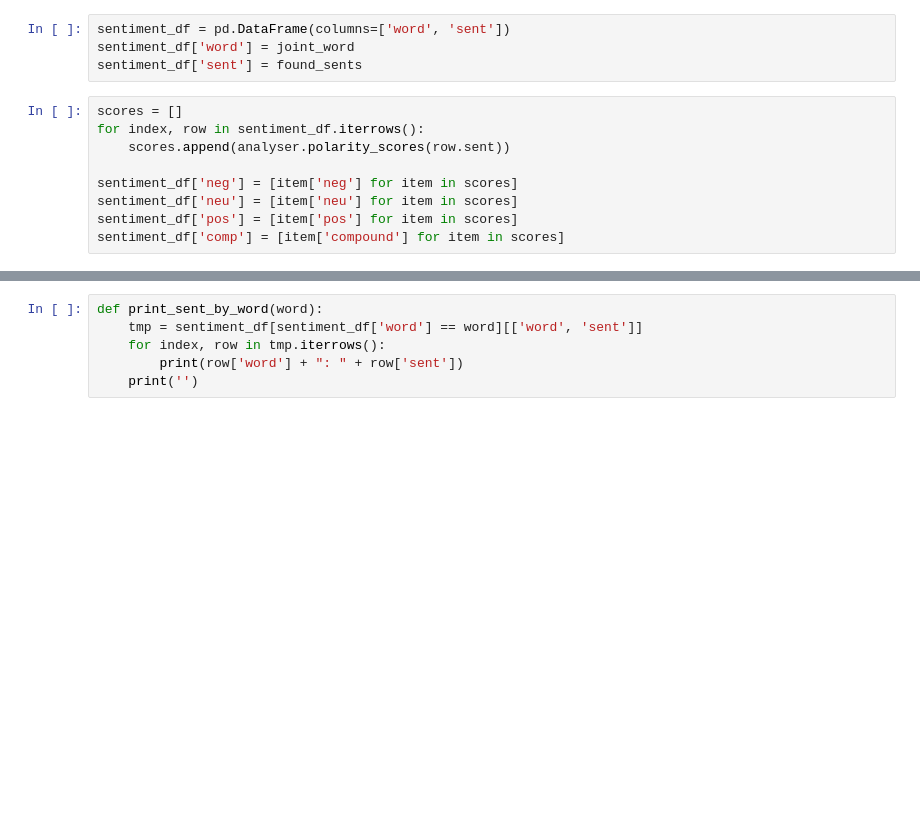
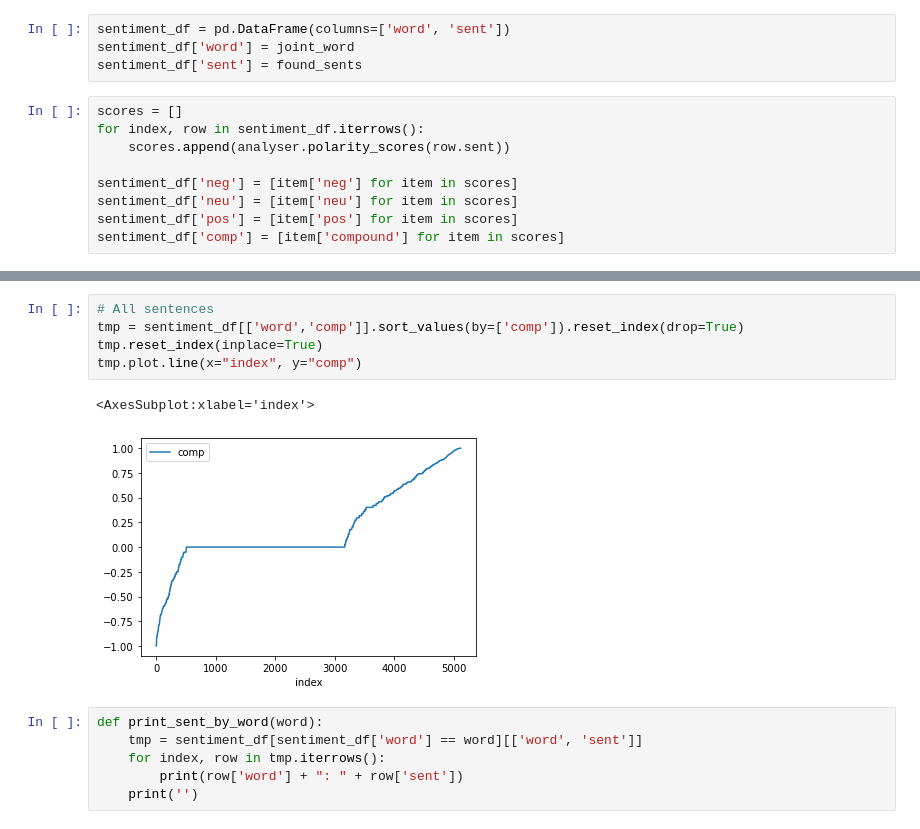
Before and after one commit to ItsmeHJB/DataScienceProject, a Jupyter notebook: Vader Sentiment.ipynb, the cells around one changed output, grey strips where cells are left out. Cells and saved outputs as stored; diff of their text form; blank space fills up the shorter version.

```diff
--- a/Vader Sentiment.ipynb
+++ b/Vader Sentiment.ipynb
@@ -60,3 +85,11 @@ sentiment_df.groupby(['word'])[['neg', 'neu', 'pos', 'comp']].mean().sort_values
+# %%
+# All sentences
+tmp = sentiment_df[['word','comp']].sort_values(by=['comp']).reset_index(drop=True)
+tmp.reset_index(inplace=True)
+tmp.plot.line(x="index", y="comp")
+# %% [output]
+<AxesSubplot:xlabel='index'>
+[figure, added]
 # %%
 def print_sent_by_word(word):
     tmp = sentiment_df[sentiment_df['word'] == word][['word', 'sent']]
```
Also changed, not shown: parts of 7 cells of this notebook, 18 other files.
